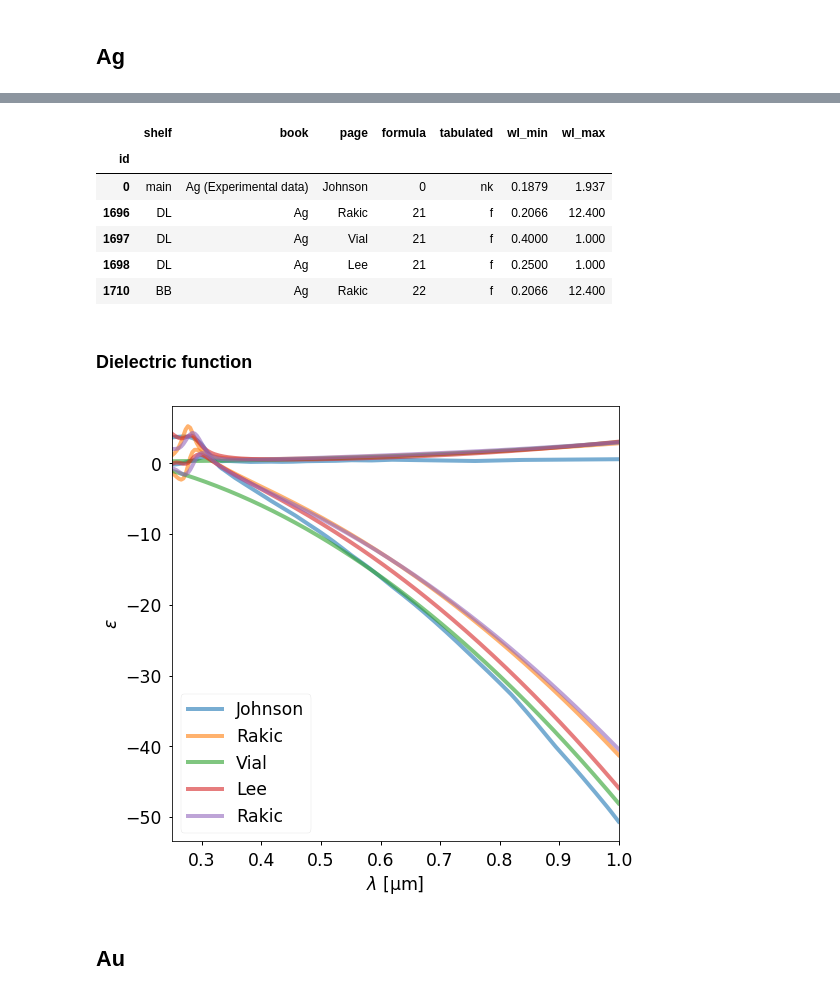
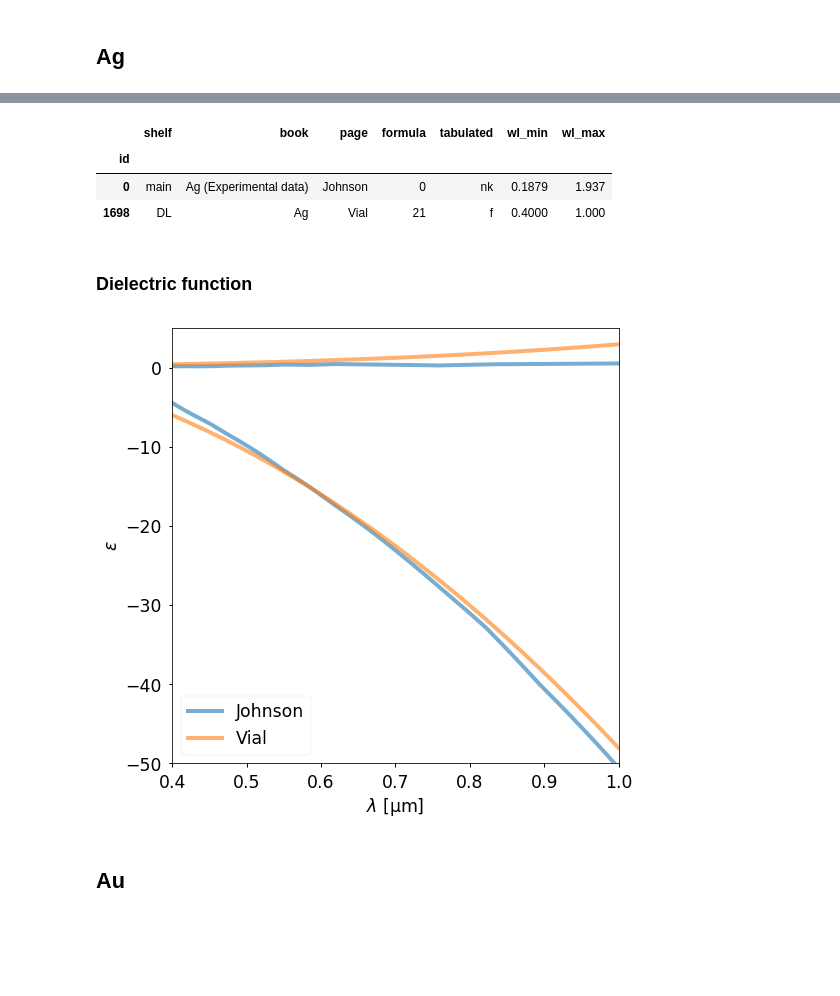
Before and after one commit to mnishida/RII_Pandas, a Jupyter notebook: examples/examples.ipynb, the cells around one changed output, grey strips where cells are left out. Cells and saved outputs as stored; diff of their text form; code cells hidden in the pictures; blank space fills up the shorter version.

```diff
--- a/examples/examples.ipynb
+++ b/examples/examples.ipynb
@@ -44,24 +44,22 @@ ri.search('Ag')
 # %%
-Ag_id_list = [0, 1696, 1697, 1698, 1710]
+Ag_id_list = [0, 1698]
 ri.show(Ag_id_list)
 # %% [output]
 |  | shelf | book | page | formula | tabulated | wl_min | wl_max |
 | id |  |  |  |  |  |  |  |
 | 0 | main | Ag (Experimental data) | Johnson | 0 | nk | 0.1879 | 1.937 |
-| 1696 | DL | Ag | Rakic | 21 | f | 0.2066 | 12.400 |
-| 1697 | DL | Ag | Vial | 21 | f | 0.4000 | 1.000 |
-| 1698 | DL | Ag | Lee | 21 | f | 0.2500 | 1.000 |
-| 1710 | BB | Ag | Rakic | 22 | f | 0.2066 | 12.400 |
+| 1698 | DL | Ag | Vial | 21 | f | 0.4000 | 1.000 |
 # %% [markdown]
 ### Dielectric function
 # %%
-wls = np.linspace(0.25, 1.0, 200)
+wls = np.linspace(0.4, 1.0, 200)
 for idx in Ag_id_list:
     Ag = ri.material(idx)
     Ag.plot(wls, 'eps', alpha=0.6)
+plt.ylim(-50, 5)
 plt.show()
 # %% [output]
-[figure, old version]
+[figure, new version]
 # %% [markdown]
 ## Au
 # %%
```
Also changed, not shown: parts of 19 cells of this notebook, 4 other files.
